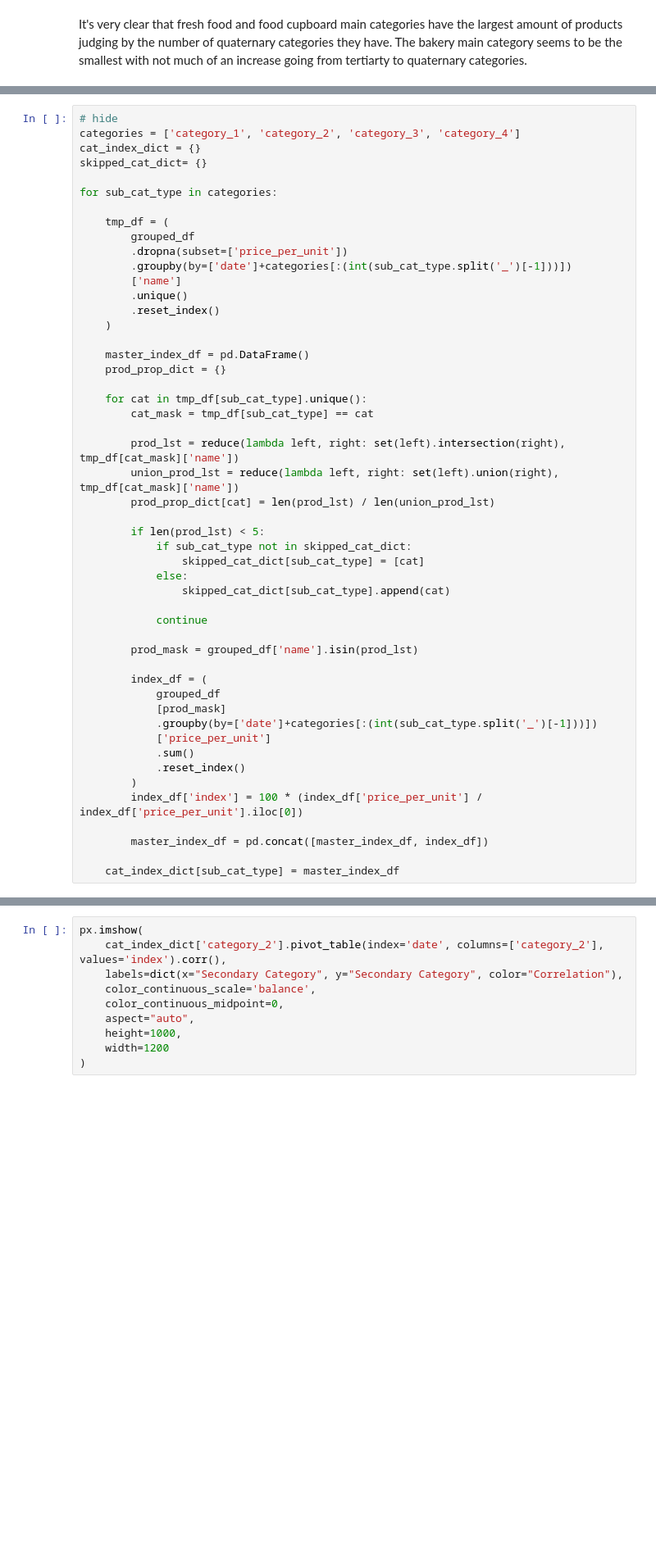
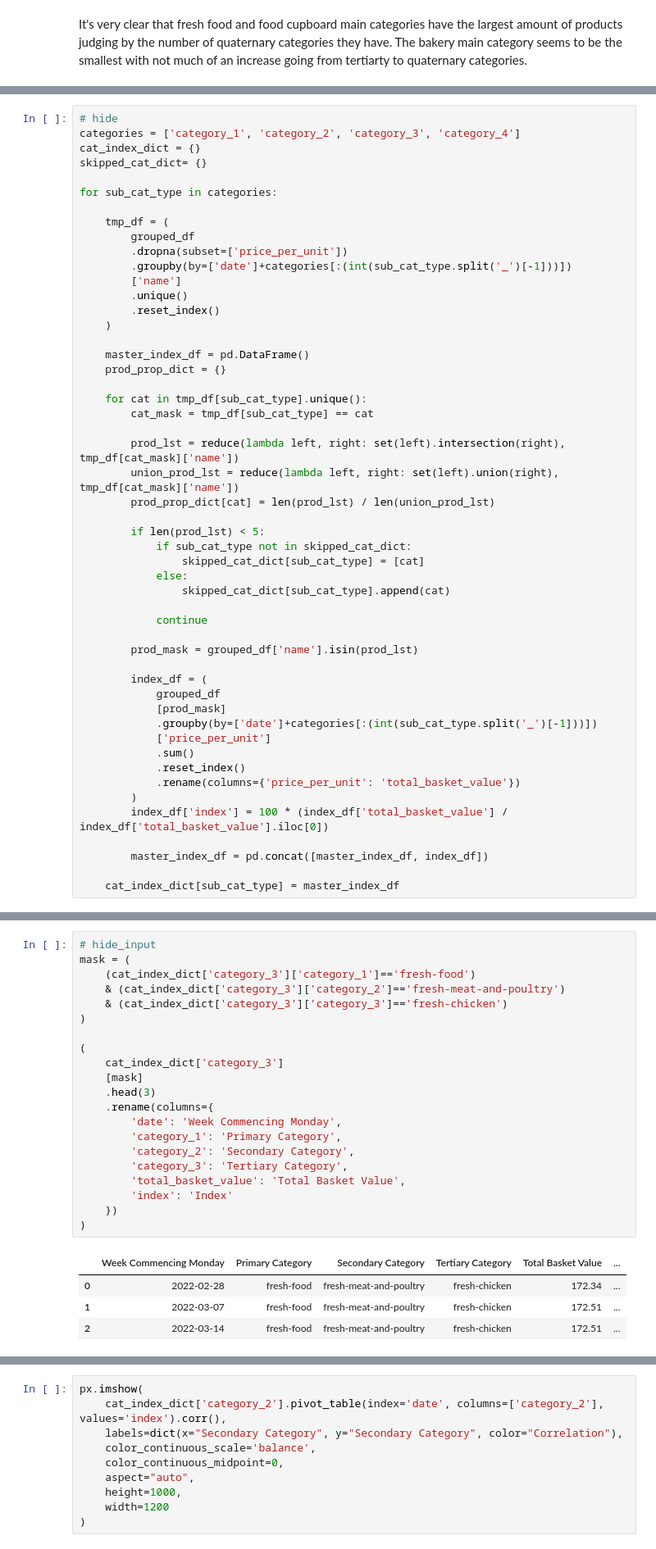
Before and after one commit to leonlol-dev/solverism-blog, a Jupyter notebook: _notebooks/2022-09-04-tesco-price-analysis.ipynb, the cells around one changed output, grey strips where cells are left out. Shown at 82% size. Saved outputs shown, nothing was run; the diff lists cells and outputs as text; blank space fills up the shorter version.

```diff
--- a/_notebooks/2022-09-04-tesco-price-analysis.ipynb
+++ b/_notebooks/2022-09-04-tesco-price-analysis.ipynb
@@ -278,8 +311,9 @@ for sub_cat_type in categories:
             ['price_per_unit']
             .sum()
             .reset_index()
+            .rename(columns={'price_per_unit': 'total_basket_value'})
         )
-        index_df['index'] = 100 * (index_df['price_per_unit'] / index_df['price_per_unit'].iloc[0])
+        index_df['index'] = 100 * (index_df['total_basket_value'] / index_df['total_basket_value'].iloc[0])
 
         master_index_df = pd.concat([master_index_df, index_df])
 
@@ -286,0 +364,26 @@ for sub_cat_type in categories:
+# %%
+# hide_input
+mask = (
+    (cat_index_dict['category_3']['category_1']=='fresh-food')
+    & (cat_index_dict['category_3']['category_2']=='fresh-meat-and-poultry')
+    & (cat_index_dict['category_3']['category_3']=='fresh-chicken')
+)
+
+(
+    cat_index_dict['category_3']
+    [mask]
+    .head(3)
+    .rename(columns={
+        'date': 'Week Commencing Monday',
+        'category_1': 'Primary Category',
+        'category_2': 'Secondary Category',
+        'category_3': 'Tertiary Category',
+        'total_basket_value': 'Total Basket Value',
+        'index': 'Index'
+    })
+)
+# %% [output]
+|  | Week Commencing Monday | Primary Category | Secondary Category | Tertiary Category | Total Basket Value | ... |
+| 0 | 2022-02-28 | fresh-food | fresh-meat-and-poultry | fresh-chicken | 172.34 | ... |
+| 1 | 2022-03-07 | fresh-food | fresh-meat-and-poultry | fresh-chicken | 172.51 | ... |
+| 2 | 2022-03-14 | fresh-food | fresh-meat-and-poultry | fresh-chicken | 172.51 | ... |
```
Also changed, not shown: parts of 32 cells of this notebook.
